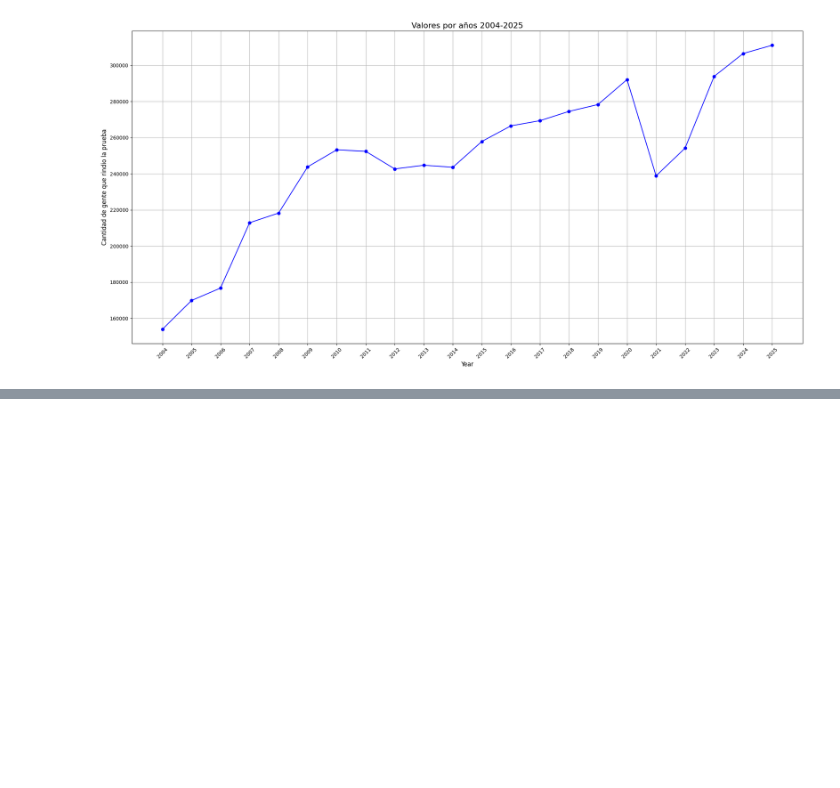
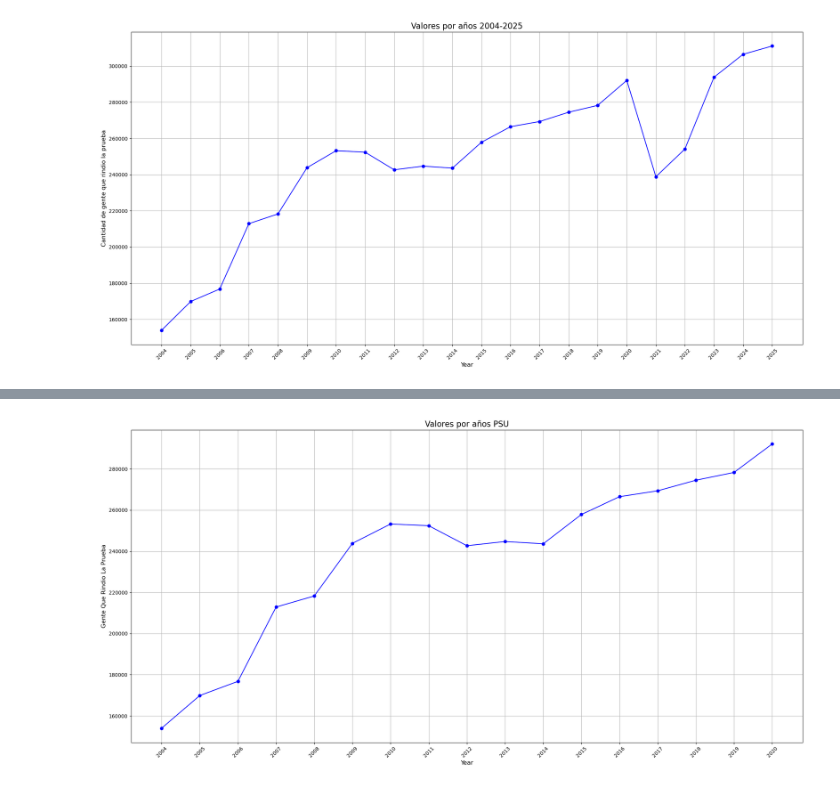
Before and after one commit to Proyecto-IMT-2200/2025-2, a Jupyter notebook: NoteBooks/Presentacion.ipynb, the cells around one changed output, grey strips where cells are left out. Cells and saved outputs as stored; diff of their text form; code cells hidden in the pictures; blank space fills up the shorter version.

```diff
--- a/NoteBooks/Presentacion.ipynb
+++ b/NoteBooks/Presentacion.ipynb
@@ -12,0 +81,4 @@ display(Image(filename='graficos-imagenes/pregunta1.png'))
+# %%
+display(Image(filename='graficos-imagenes/pregunta2psu.png'))
+# %% [output]
+[figure, added]
```
Also changed, not shown: parts of 18 cells of this notebook, 11 other files.
